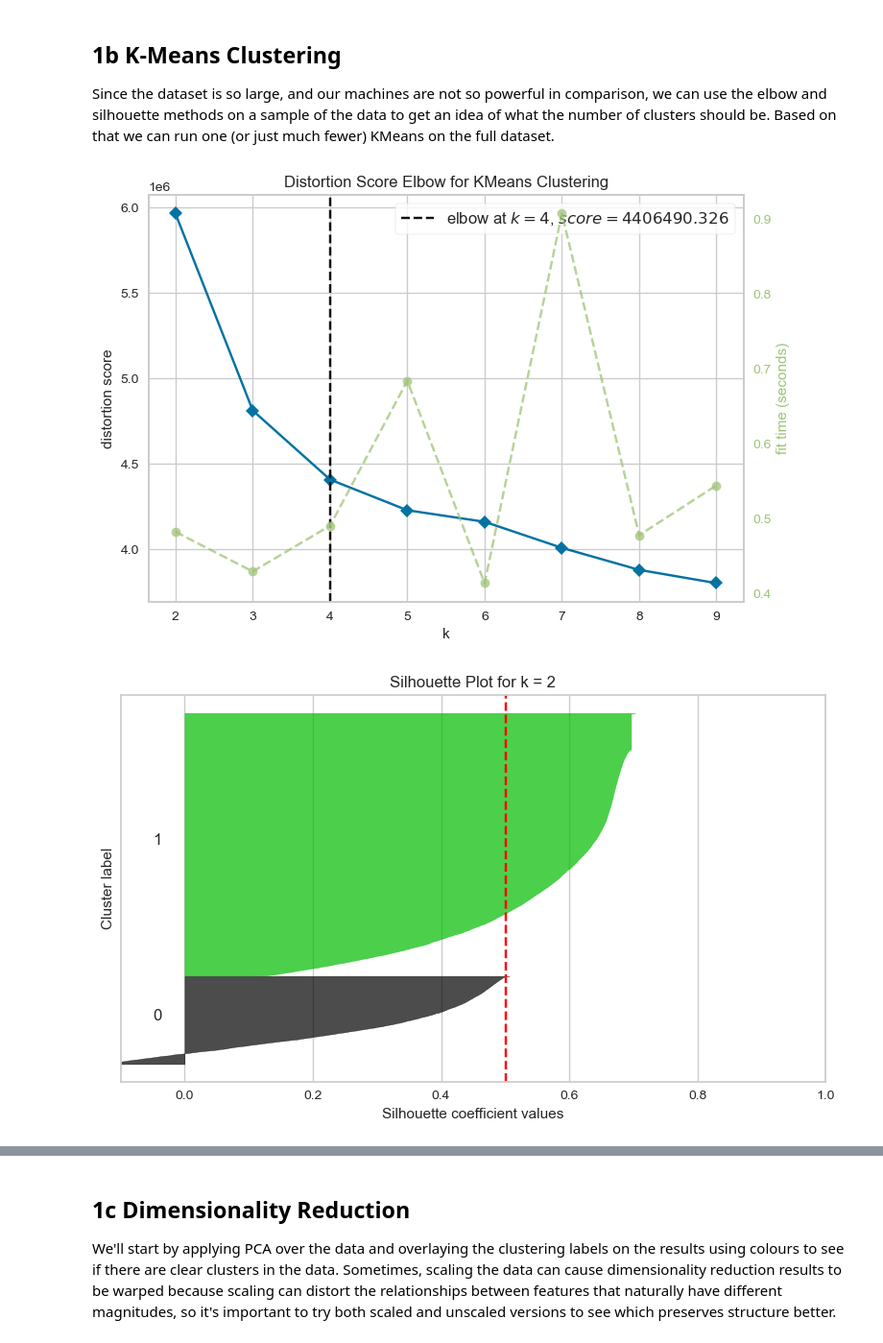
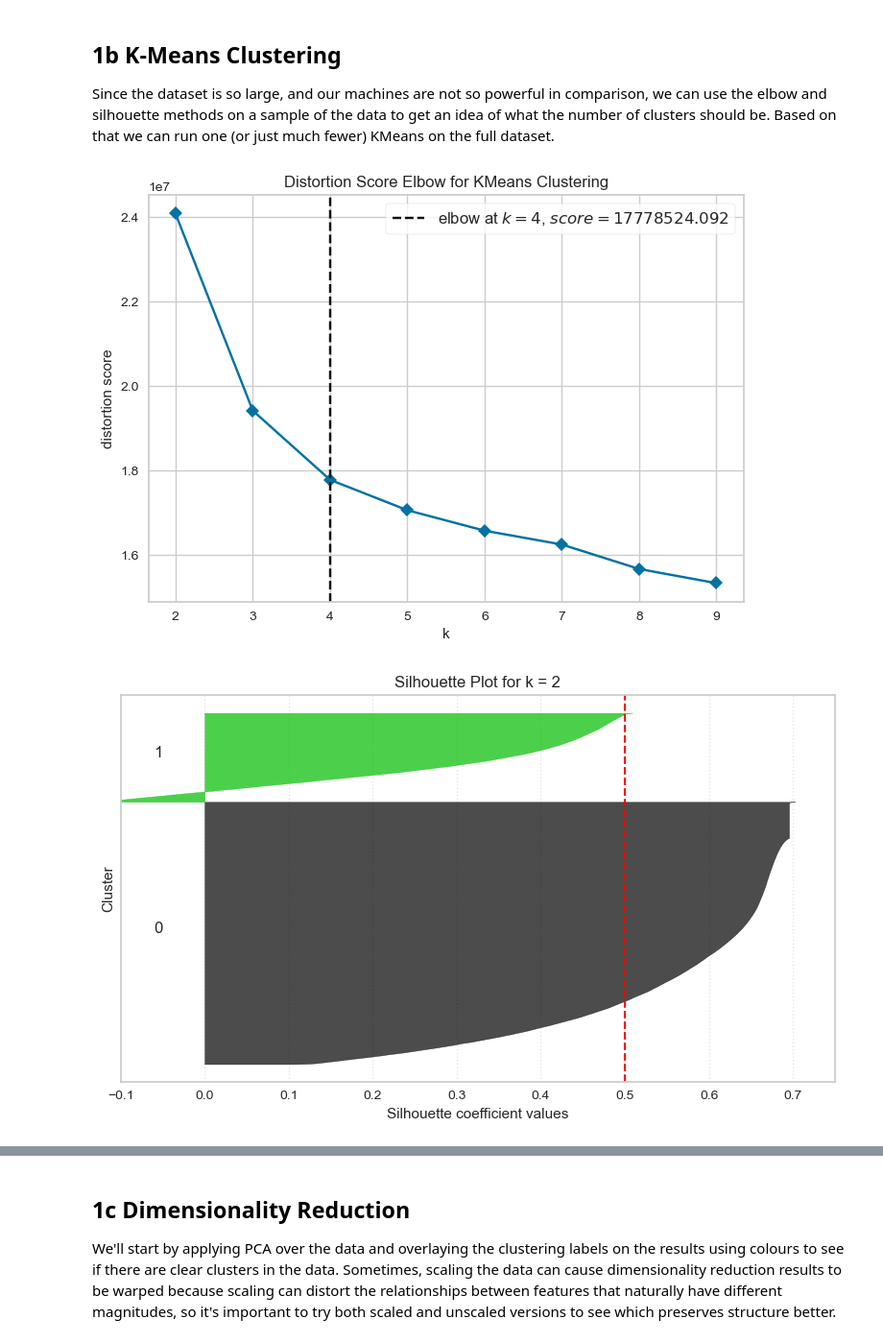
Before and after one commit to namrapatel/ca-households, a Jupyter notebook: namra.ipynb, the cells around one changed output, grey strips where cells are left out. Shown at 96% size. Saved outputs shown, nothing was run; the diff lists cells and outputs as text; code cells hidden in the pictures.

```diff
--- a/namra.ipynb
+++ b/namra.ipynb
@@ -219,6 +219,7 @@ Final cleaned shape: (868970, 627)
 
 Since the dataset is so large, and our machines are not so powerful in comparison, we can use the elbow and silhouette methods on a sample of the data to get an idea of what the number of clusters should be. Based on that we can run one (or just much fewer) KMeans on the full dataset.
 # %%
+import os
 import numpy as np
 import matplotlib.pyplot as plt
 from sklearn.cluster import KMeans
@@ -226,68 +227,72 @@ from sklearn.metrics import silhouette_samples, silhouette_score
 import matplotlib.cm as cm
 from yellowbrick.cluster import KElbowVisualizer
 
-# === STEP 1: Sample the data ===
-sample_size = 20000
+os.makedirs("figures", exist_ok=True)
+plt.rcParams.update({'font.size': 12})
+
+# Sample the data
+sample_size = 80000
 rng = np.random.default_rng(seed=42)
 sample_idx = rng.choice(data_scaled_df.shape[0], size=sample_size, replace=False)
 sample = data_scaled_df.iloc[sample_idx]
 
-# === STEP 2: Use KElbowVisualizer to find optimal k ===
+# Elbow Method
 model = KMeans(random_state=42, n_init='auto')
-visualizer = KElbowVisualizer(model, k=(2, 10), locate_elbow=True)
+visualizer = KElbowVisualizer(model, k=(2, 10), locate_elbow=True, timings=False)
 visualizer.fit(sample)
-visualizer.show()
+visualizer.show(outpath="figures/elbow_plot.png")
 optimal_k = visualizer.elbow_value_
 
-# === STEP 3: Silhouette plots for a few cluster options ===
+# Silhouette plots for k = 2 to 5
 range_n_clusters = list(range(2, 6))
 silhouette_scores = []
 
 for k in range_n_clusters:
-    fig, ax = plt.subplots()
-    fig.set_size_inches(8, 5)
+    fig, ax = plt.subplots(figsize=(8, 5))
 
     kmeans = KMeans(n_clusters=k, random_state=42, n_init='auto')
     cluster_labels = kmeans.fit_predict(sample)
 
     silhouette_avg = silhouette_score(sample, cluster_labels)
     silhouette_scores.append(silhouette_avg)
-
     sample_silhouette_values = silhouette_samples(sample, cluster_labels)
 
     y_lower = 10
     for i in range(k):
-        ith_cluster_silhouette_values = sample_silhouette_values[cluster_labels == i]
-        ith_cluster_silhouette_values.sort()
-
-        size_cluster_i = ith_cluster_silhouette_values.shape[0]
-        y_upper = y_lower + size_cluster_i
+        ith_vals = sample_silhouette_values[cluster_labels == i]
+        ith_vals.sort()
+        size_i = ith_vals.shape[0]
+        y_upper = y_lower + size_i
 
         color = cm.nipy_spectral(float(i) / k)
-        ax.fill_betweenx(np.arange(y_lower, y_upper),
-                         0, ith_cluster_silhouette_values,
+        ax.fill_betweenx(np.arange(y_lower, y_upper), 0, ith_vals,
                          facecolor=color, edgecolor=color, alpha=0.7)
+        ax.text(-0.06, y_lower + 0.5 * size_i, str(i))
 
-        ax.text(-0.05, y_lower + 0.5 * size_cluster_i, str(i))
         y_lower = y_upper + 10
 
-    ax.axvline(x=silhouette_avg, color="red", linestyle="--")
+    ax.axvline(x=silhouette_avg, color="red", linestyle="--", linewidth=1.5)
     ax.set_title(f"Silhouette Plot for k = {k}")
     ax.set_xlabel("Silhouette coefficient values")
-    ax.set_ylabel("Cluster label")
+    ax.set_ylabel("Cluster")
     ax.set_yticks([])
-    ax.set_xlim([-0.1, 1])
+    ax.set_xlim([-0.1, 0.75])
+    ax.grid(True, axis='x', linestyle=':', alpha=0.5)
     plt.tight_layout()
+
+    plt.savefig(f"figures/silhouette_k{k}.png")
     plt.show()
 
-# === STEP 4: Plot silhouette scores ===
+# Silhouette Score Line Plot
 plt.figure(figsize=(6, 4))
-plt.plot(range_n_clusters, silhouette_scores, marker='o', color='orange')
-plt.title("Average Silhouette Score (Sampled Data)")
+plt.plot(range_n_clusters, silhouette_scores, marker='o', color='orange', linewidth=2)
+plt.title("Average Silhouette Score")
 plt.xlabel("Number of Clusters (k)")
 plt.ylabel("Silhouette Score")
+plt.grid(True, linestyle=':', alpha=0.6)
 plt.tight_layout()
-plt.show()
+plt.savefig("figures/silhouette_scores.png")
+plt.close()
 # %% [output]
-[figure, old version]
+[figure, new version]
-[figure, old version]
+[figure, new version]
```
Also changed, not shown: parts of 14 cells of this notebook, 7 other files.
